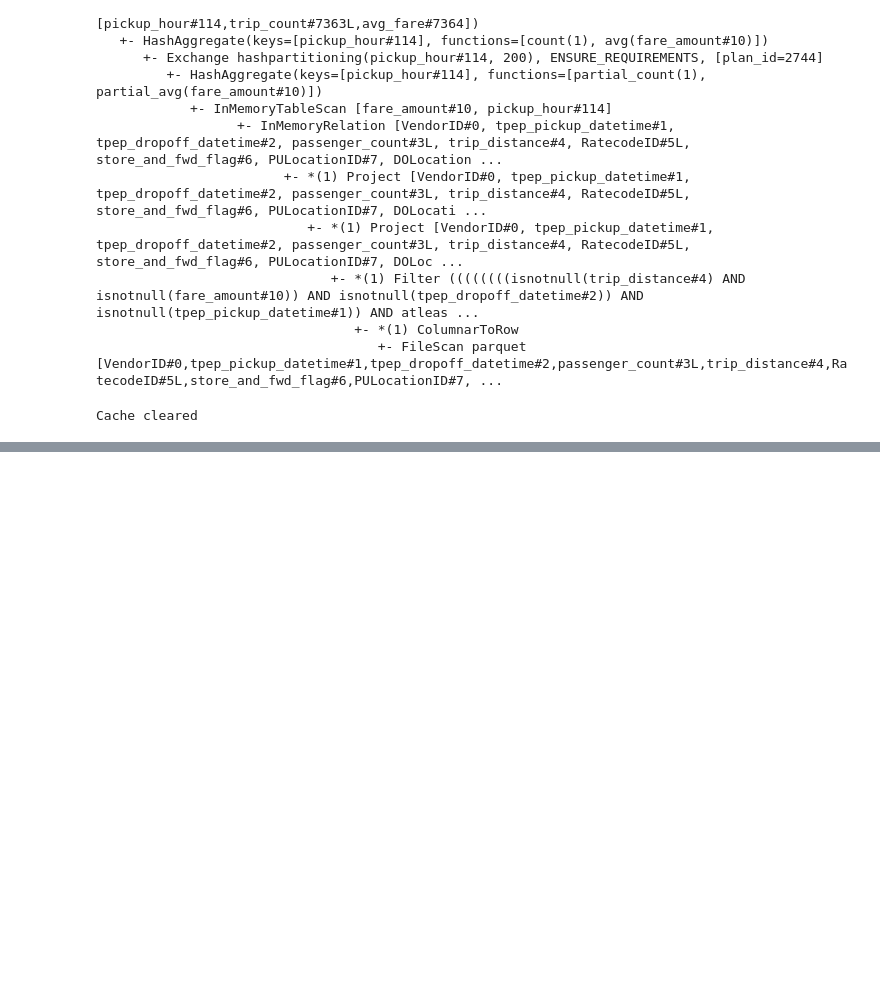
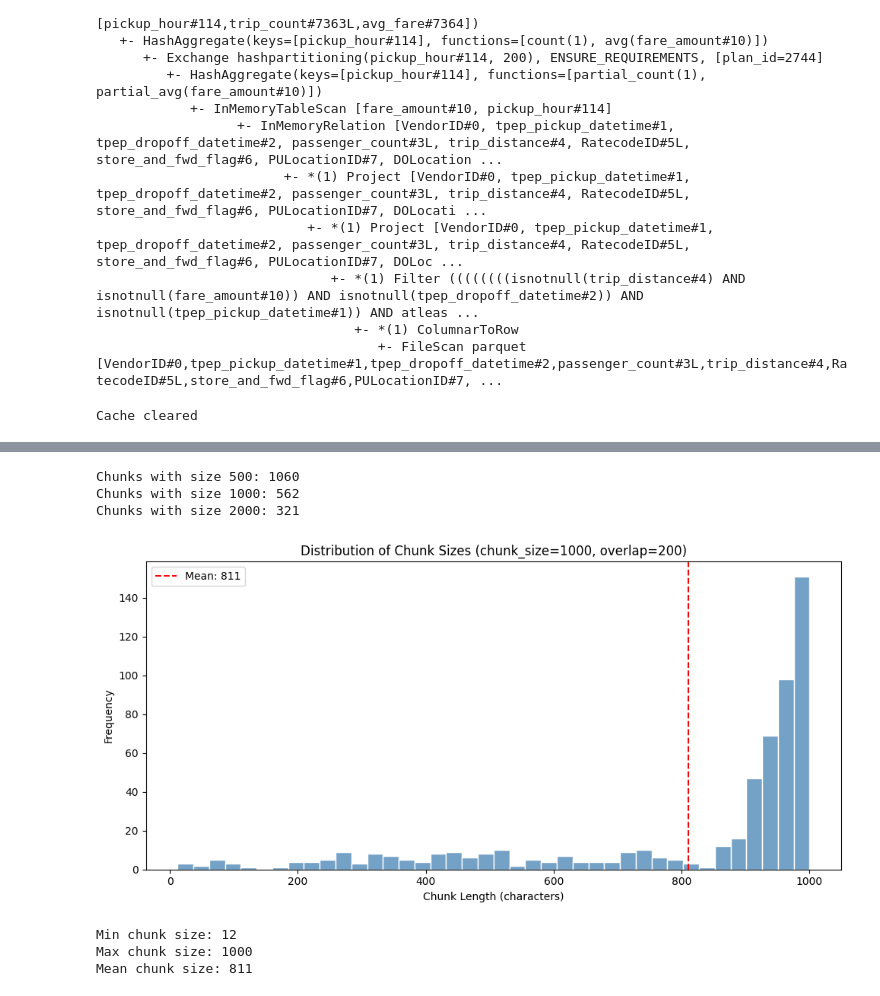
Before and after one commit to kieron-s/Comp3610-Assignment3, a Jupyter notebook: Comp3610_Assignment3.ipynb, the cells around one changed output, grey strips where cells are left out. Drawn from its saved outputs; the diff is of its cells as text; code cells hidden in the pictures; blank space fills up the shorter version.

```diff
--- a/Comp3610_Assignment3.ipynb
+++ b/Comp3610_Assignment3.ipynb
@@ -450,0 +460,15 @@ Cache cleared
+# %%
+import os
+from langchain_community.document_loaders import PyPDFLoader
+from langchain_text_splitters import RecursiveCharacterTextSplitter
+from sentence_transformers import SentenceTransformer
+import chromadb
+import matplotlib.pyplot as plt
+import seaborn as sns
+
+docs_path = "/content/docs"
+pdf_files = [f for f in os.listdir(docs_path) if f.endswith(".pdf")]
+
+print(f"Found {len(pdf_files)} PDFs:")
+for f in pdf_files:
+    print(f"  - {f}")
@@ -450,0 +522,37 @@ Cache cleared
+# %%
+splitter_1000 = RecursiveCharacterTextSplitter(chunk_size=1000, chunk_overlap=200)
+chunks_1000 = splitter_1000.split_documents(all_documents)
+
+splitter_500 = RecursiveCharacterTextSplitter(chunk_size=500, chunk_overlap=100)
+chunks_500 = splitter_500.split_documents(all_documents)
+
+splitter_2000 = RecursiveCharacterTextSplitter(chunk_size=2000, chunk_overlap=400)
+chunks_2000 = splitter_2000.split_documents(all_documents)
+
+print(f"Chunks with size 500: {len(chunks_500)}")
+print(f"Chunks with size 1000: {len(chunks_1000)}")
+print(f"Chunks with size 2000: {len(chunks_2000)}")
+
+chunk_lengths = [len(c.page_content) for c in chunks_1000]
+
+plt.figure(figsize=(10, 5))
+sns.histplot(chunk_lengths, bins=40, color="steelblue", edgecolor="white")
+plt.title("Distribution of Chunk Sizes (chunk_size=1000, overlap=200)")
+plt.xlabel("Chunk Length (characters)")
+plt.ylabel("Frequency")
+plt.axvline(x=sum(chunk_lengths)/len(chunk_lengths), color="red", linestyle="--", label=f"Mean: {sum(chunk_lengths)/len(chunk_lengths):.0f}")
+plt.legend()
+plt.tight_layout()
+plt.show()
+
+print(f"\nMin chunk size: {min(chunk_lengths)}")
+print(f"Max chunk size: {max(chunk_lengths)}")
+print(f"Mean chunk size: {sum(chunk_lengths)/len(chunk_lengths):.0f}")
+# %% [output]
+Chunks with size 500: 1060
+Chunks with size 1000: 562
+Chunks with size 2000: 321
+[figure, added]
+Min chunk size: 12
+Max chunk size: 1000
+Mean chunk size: 811
```
Also changed, not shown: parts of 8 cells of this notebook.
